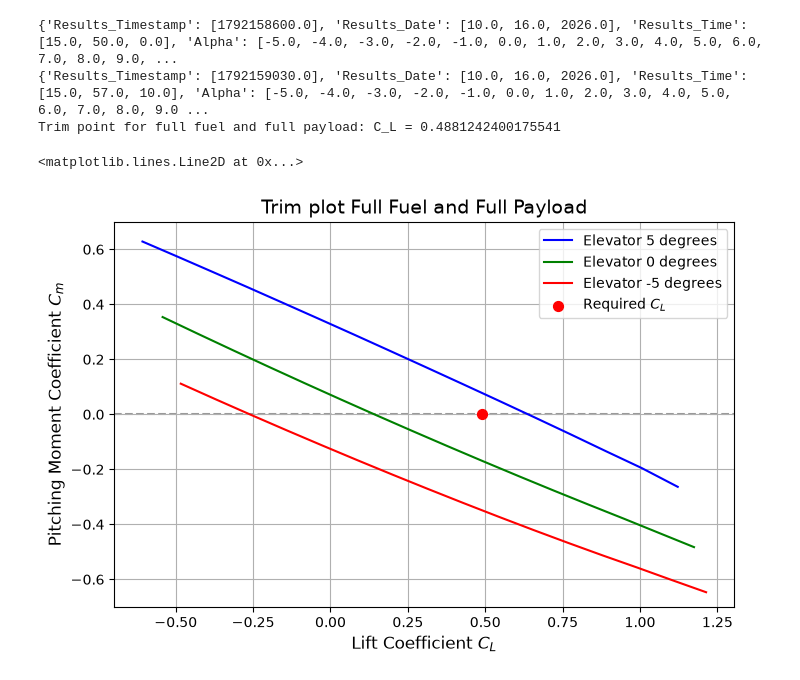
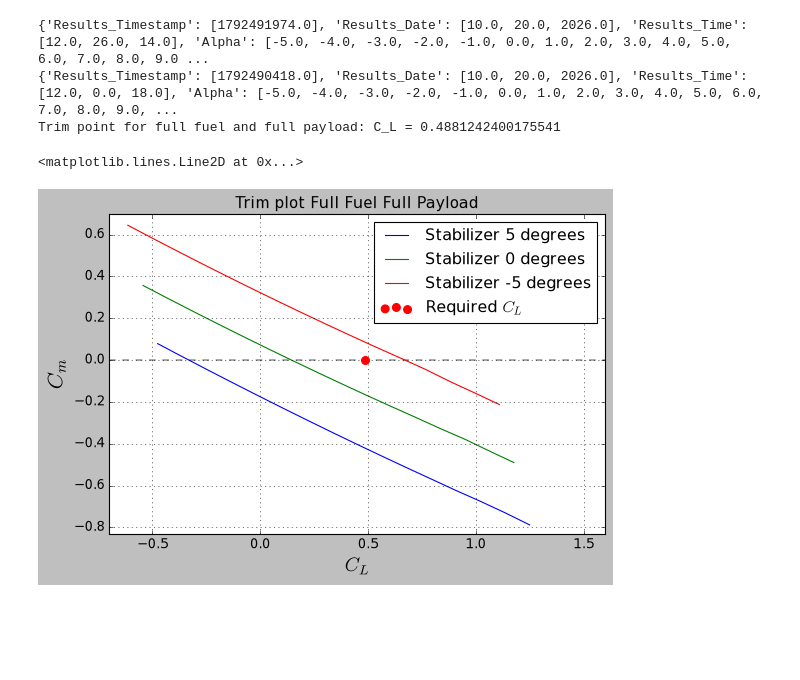
Before and after one commit to astromzZ/MMS236-Aircraft-design-project, a Jupyter notebook: aerodynamics.ipynb, the cells around one changed output. Drawn from its saved outputs; the diff is of its cells as text; code cells hidden in the pictures; blank space fills up the shorter version.

```diff
--- a/aerodynamics.ipynb
+++ b/aerodynamics.ipynb
@@ -14,6 +14,13 @@ c_ref = 8.174 #VSP
 Re = (rho_cruise * V_cruise * c_ref) / mu_cruise
 print("Reynolds number at cruise conditions:", Re)
 
+
+#LIFT COEFFICIENT CALCULATION-----------------------------------------------------------------------------------------------------------------------------------------------------------
+m_cruise = 288818 * 0.9813
+S_ref = 506.95 #reference area
+
+C_Lcruise = m_cruise * 9.81 / (0.5 * rho_cruise * V_cruise**2 * S_ref)
+
 #-----------------------------------------------------------------------------------------------------------------------------------------------------------------------------------------
 
 data = {}
@@ -21,7 +28,7 @@ read_polar = False
 
 #IMPORT DATA FROM AERO.CSV ---------------------------------------------------------------------------------------------------------------------------------------------------------------
 
-with open('Data/Aero_Angle_0_Full_payload_Full_fuel.csv', 'r', encoding="utf-8-sig") as file:
+with open('Data/Correct_TE_CSV_files/Full_Payload_Full_Fuel_0.csv', 'r', encoding="utf-8-sig") as file: #Aero_Angle_0_Full_payload_Full_fuel.csv
     reader = csv.reader(file)
 
 
@@ -112,18 +119,18 @@ C_D = C_D0 + C_Di + C_Dvisc + C_Dwave
 e = C_L**2 / (np.pi * 10 * C_Di)
 print(e)
 
+plt.style.use('classic') # Set the style for the plots
 fig, ax = plt.subplots(figsize=(8, 5))
 
 ax.plot(C_D, C_L, color='blue', marker='o', markersize=5, linestyle='-')
-
+ax.set_ylim([-0.6, 1.25])
 #Mark C_D0 with vertical black dashed line
 ax.axvline(x=C_D0, color='black', linestyle='--', label='$C_{D0}$')
-
-ax.set_xlabel('$C_D$', fontsize=12)
-ax.set_ylabel('$C_L$', fontsize=12)
+ax.set_xlabel('$C_D$', fontsize=18)
+ax.set_ylabel('$C_L$', fontsize=18)
 ax.set_title('Drag Polar')
-ax.legend()
-ax.grid(True)
+ax.legend(loc='lower right', fontsize=15)
+ax.grid()
 
 #----------------------------------------------------------------------------------------------------------------------------------------------------------------------------------------
 # %% [output]
@@ -214,7 +280,7 @@ read_polar = False
 
 #IMPORT DATA FROM AERO.CSV ---------------------------------------------------------------------------------------------------------------------------------------------------------------
 
-with open('Data/Aero_Angle_5_Full_payload_Full_fuel.csv', 'r', encoding="utf-8-sig") as file:
+with open('Data/Correct_TE_CSV_files/Full_Payload_Full_Fuel_5.csv', 'r', encoding="utf-8-sig") as file:
     reader = csv.reader(file)
 
 
@@ -243,7 +309,7 @@ read_polar = False
 
 #IMPORT DATA FROM AERO.CSV ---------------------------------------------------------------------------------------------------------------------------------------------------------------
 
-with open('Data/Aero_Angle_-5_Full_payload_Full_fuel.csv', 'r', encoding="utf-8-sig") as file:
+with open('Data/Correct_TE_CSV_files/Full_Payload_Full_Fuel_-5.csv', 'r', encoding="utf-8-sig") as file:
     reader = csv.reader(file)
 
 
@@ -255,43 +321,44 @@ with open('Data/Aero_Angle_-5_Full_payload_Full_fuel.csv', 'r', encoding="utf-8-
             continue
 
         if read_polar and row[0] == 'Results_Name':
             break
 
         if read_polar and not row[0].startswith('Results_Name'):
             datamin5[row[0]] = [
                             float(value) if value.strip() else np.nan
                             for value in row[1:]
                             ]
 
 
 print(datamin5)
 
 # TRIM PLOT FULL FUEL FULL PAYLOAD ------------------------------------------------------------------------------------------------------------------------------------------------------------------------
 
 m_fullfuelfullpayload = 303785.80 #ADD LANDING GEAR AS WELL!!!
 S_ref = 506.95
 C_L_fullfuelfullpayload = m_fullfuelfullpayload * 9.82 / (0.5 * rho_cruise * V_cruise**2 * S_ref)
 print("Trim point for full fuel and full payload: C_L =", C_L_fullfuelfullpayload)
 
 fig, ax = plt.subplots(figsize=(8, 5))
-ax.set_ylim([-0.7, 0.7])
-ax.set_title('Trim plot Full Fuel and Full Payload', fontsize=14)
-ax.plot(data5['CLtot'], data5['CMytot'], color='blue', markersize=5, linestyle='-', label = 'Elevator 5 degrees')
-ax.plot(data['CLtot'], data['CMytot'], color='green', markersize=5, linestyle='-', label = 'Elevator 0 degrees')
-ax.plot(datamin5['CLtot'], datamin5['CMytot'], color='red', markersize=5, linestyle='-', label = 'Elevator -5 degrees')
+ax.set_ylim([-0.83, 0.7])
+ax.set_xlim([-0.7, 1.6])
+ax.set_title('Trim plot Full Fuel Full Payload', fontsize=14)
+ax.plot(data5['CLtot'], data5['CMytot'], color='blue', markersize=5, linestyle='-', label = 'Stabilizer 5 degrees')
+ax.plot(data['CLtot'], data['CMytot'], color='green', markersize=5, linestyle='-', label = 'Stabilizer 0 degrees')
+ax.plot(datamin5['CLtot'], datamin5['CMytot'], color='red', markersize=5, linestyle='-', label = 'Stabilizer -5 degrees')
 ax.scatter(C_L_fullfuelfullpayload, 0, color='red', marker='o', s=50, label = 'Required $C_L$', zorder=5)
-ax.set_xlabel('Lift Coefficient $C_L$', fontsize=12)
-ax.set_ylabel('Pitching Moment Coefficient $C_m$', fontsize=12)
+ax.set_xlabel('$C_L$', fontsize=18)
+ax.set_ylabel('$C_m$', fontsize=20)
 ax.legend()
 ax.grid()
 #Make grid line at C_m = 0 thicker
 ax.axhline(y=0, color='black', linestyle='--', linewidth=1.5, zorder=0, alpha=0.4)
 # %% [output]
-{'Results_Timestamp': [1792158600.0], 'Results_Date': [10.0, 16.0, 2026.0], 'Results_Time': [15.0, 50.0, 0.0], 'Alpha': [-5.0, -4.0, -3.0, -2.0, -1.0, 0.0, 1.0, 2.0, 3.0, 4.0, 5.0, 6.0, 7.0, 8.0, 9.0, ...
-{'Results_Timestamp': [1792159030.0], 'Results_Date': [10.0, 16.0, 2026.0], 'Results_Time': [15.0, 57.0, 10.0], 'Alpha': [-5.0, -4.0, -3.0, -2.0, -1.0, 0.0, 1.0, 2.0, 3.0, 4.0, 5.0, 6.0, 7.0, 8.0, 9.0 ...
+{'Results_Timestamp': [1792491974.0], 'Results_Date': [10.0, 20.0, 2026.0], 'Results_Time': [12.0, 26.0, 14.0], 'Alpha': [-5.0, -4.0, -3.0, -2.0, -1.0, 0.0, 1.0, 2.0, 3.0, 4.0, 5.0, 6.0, 7.0, 8.0, 9.0 ...
+{'Results_Timestamp': [1792490418.0], 'Results_Date': [10.0, 20.0, 2026.0], 'Results_Time': [12.0, 0.0, 18.0], 'Alpha': [-5.0, -4.0, -3.0, -2.0, -1.0, 0.0, 1.0, 2.0, 3.0, 4.0, 5.0, 6.0, 7.0, 8.0, 9.0, ...
 Trim point for full fuel and full payload: C_L = 0.4881242400175541
 <matplotlib.lines.Line2D at 0x...>
-[figure, old version]
+[figure, new version]
 # %%
 
 #IMPORT DATA FROM AERO.CSV ---------------------------------------------------------------------------------------------------------------------------------------------------------------
```
Also changed, not shown: parts of 11 cells of this notebook, 29 other files.
